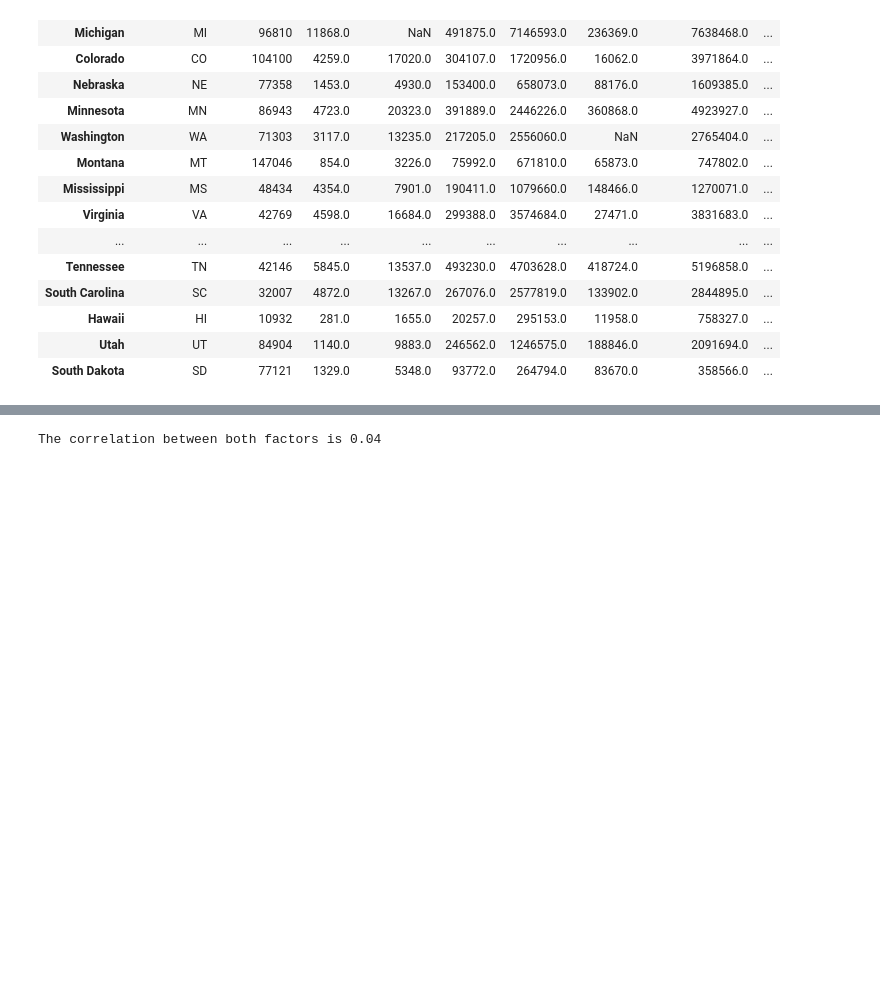
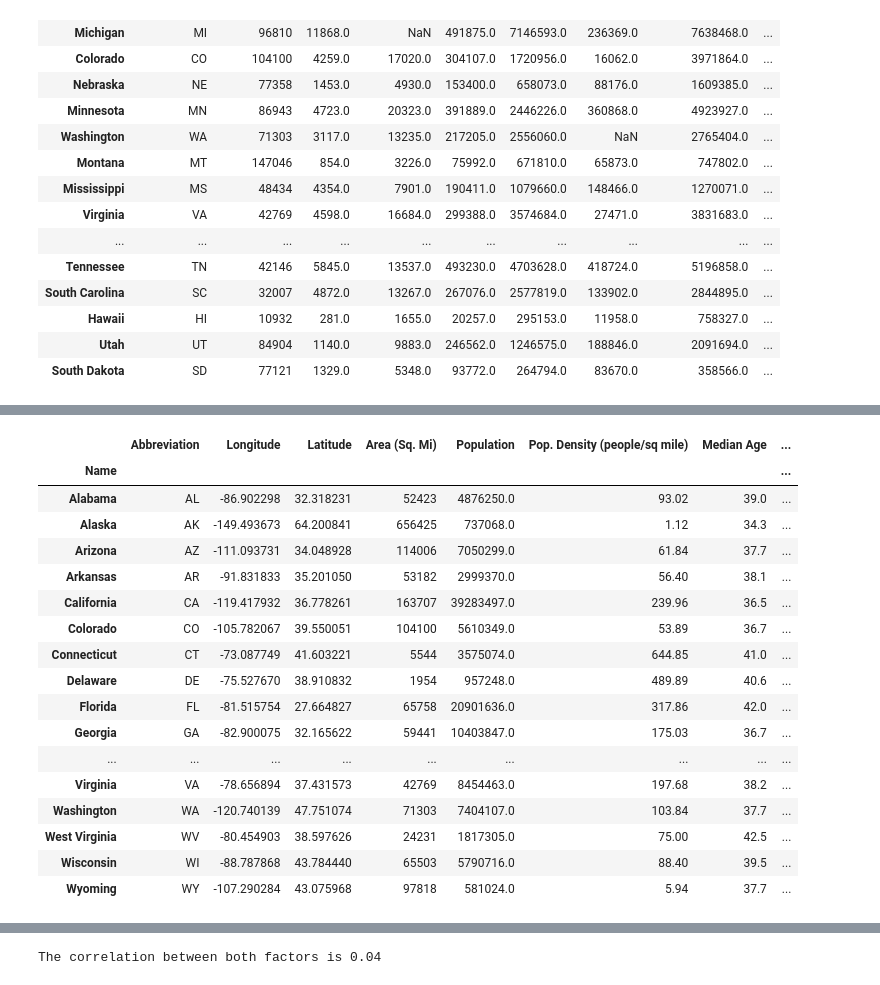
Before and after one commit to lcarbo/US_COVID_Project, a Jupyter notebook: Testing_Script.ipynb, the cells around one changed output, grey strips where cells are left out. Cells and saved outputs as stored; diff of their text form; code cells hidden in the pictures; blank space fills up the shorter version.

```diff
--- a/Testing_Script.ipynb
+++ b/Testing_Script.ipynb
@@ -288,2 +317,27 @@ final_df
+# %%
+#Sort the df by state name
+final_df_outlier = final_df_outlier.sort_index()
+
+#Display
+final_df_outlier
+# %% [output]
+|  | Abbreviation | Longitude | Latitude | Area (Sq. Mi) | Population | Pop. Density (people/sq mile) | Median Age | ... |
+| Name |  |  |  |  |  |  |  | ... |
+| Alabama | AL | -86.902298 | 32.318231 | 52423 | 4876250.0 | 93.02 | 39.0 | ... |
+| Alaska | AK | -149.493673 | 64.200841 | 656425 | 737068.0 | 1.12 | 34.3 | ... |
+| Arizona | AZ | -111.093731 | 34.048928 | 114006 | 7050299.0 | 61.84 | 37.7 | ... |
+| Arkansas | AR | -91.831833 | 35.201050 | 53182 | 2999370.0 | 56.40 | 38.1 | ... |
+| California | CA | -119.417932 | 36.778261 | 163707 | 39283497.0 | 239.96 | 36.5 | ... |
+| Colorado | CO | -105.782067 | 39.550051 | 104100 | 5610349.0 | 53.89 | 36.7 | ... |
+| Connecticut | CT | -73.087749 | 41.603221 | 5544 | 3575074.0 | 644.85 | 41.0 | ... |
+| Delaware | DE | -75.527670 | 38.910832 | 1954 | 957248.0 | 489.89 | 40.6 | ... |
+| Florida | FL | -81.515754 | 27.664827 | 65758 | 20901636.0 | 317.86 | 42.0 | ... |
+| Georgia | GA | -82.900075 | 32.165622 | 59441 | 10403847.0 | 175.03 | 36.7 | ... |
+| ... | ... | ... | ... | ... | ... | ... | ... | ... |
+| Virginia | VA | -78.656894 | 37.431573 | 42769 | 8454463.0 | 197.68 | 38.2 | ... |
+| Washington | WA | -120.740139 | 47.751074 | 71303 | 7404107.0 | 103.84 | 37.7 | ... |
+| West Virginia | WV | -80.454903 | 38.597626 | 24231 | 1817305.0 | 75.00 | 42.5 | ... |
+| Wisconsin | WI | -88.787868 | 43.784440 | 65503 | 5790716.0 | 88.40 | 39.5 | ... |
+| Wyoming | WY | -107.290284 | 43.075968 | 97818 | 581024.0 | 5.94 | 37.7 | ... |
 # %%
 # Create a pie chart showing total number of positive cases by state
```
Also changed, not shown: parts of 18 cells of this notebook, 1 other file.
